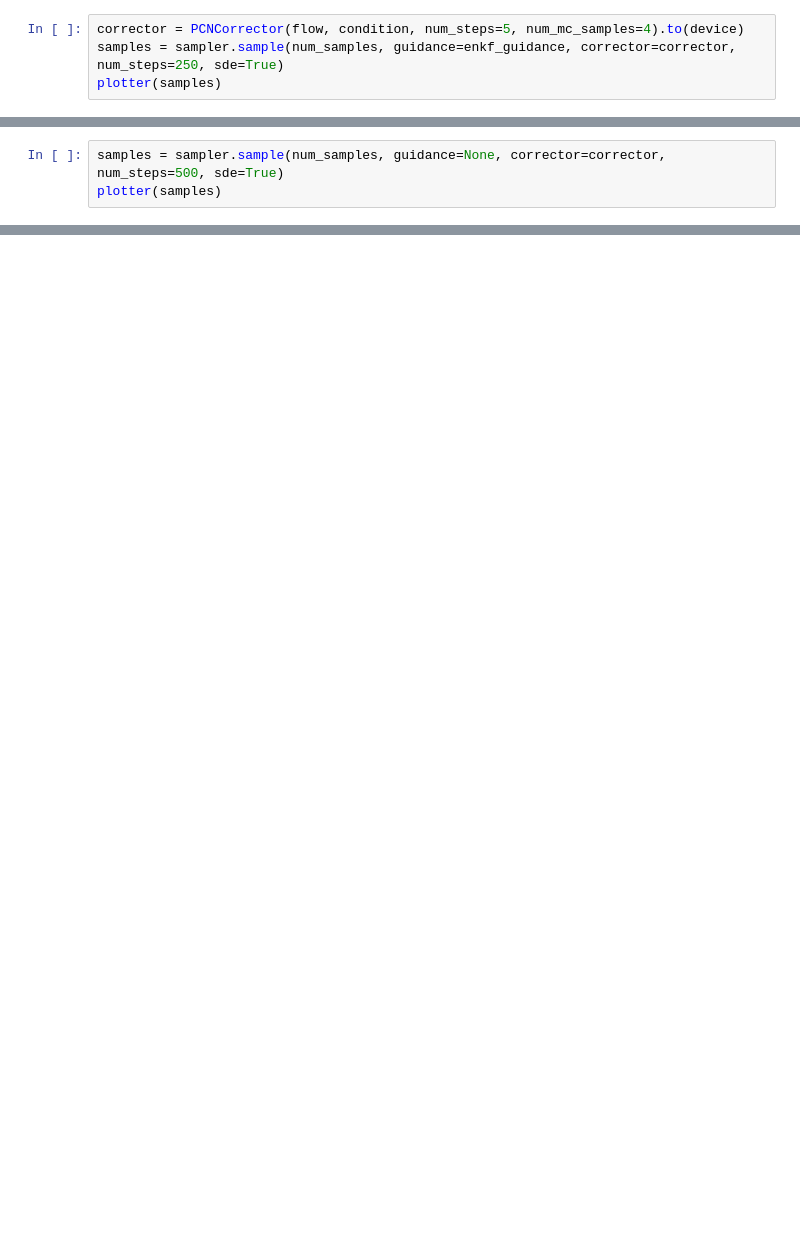
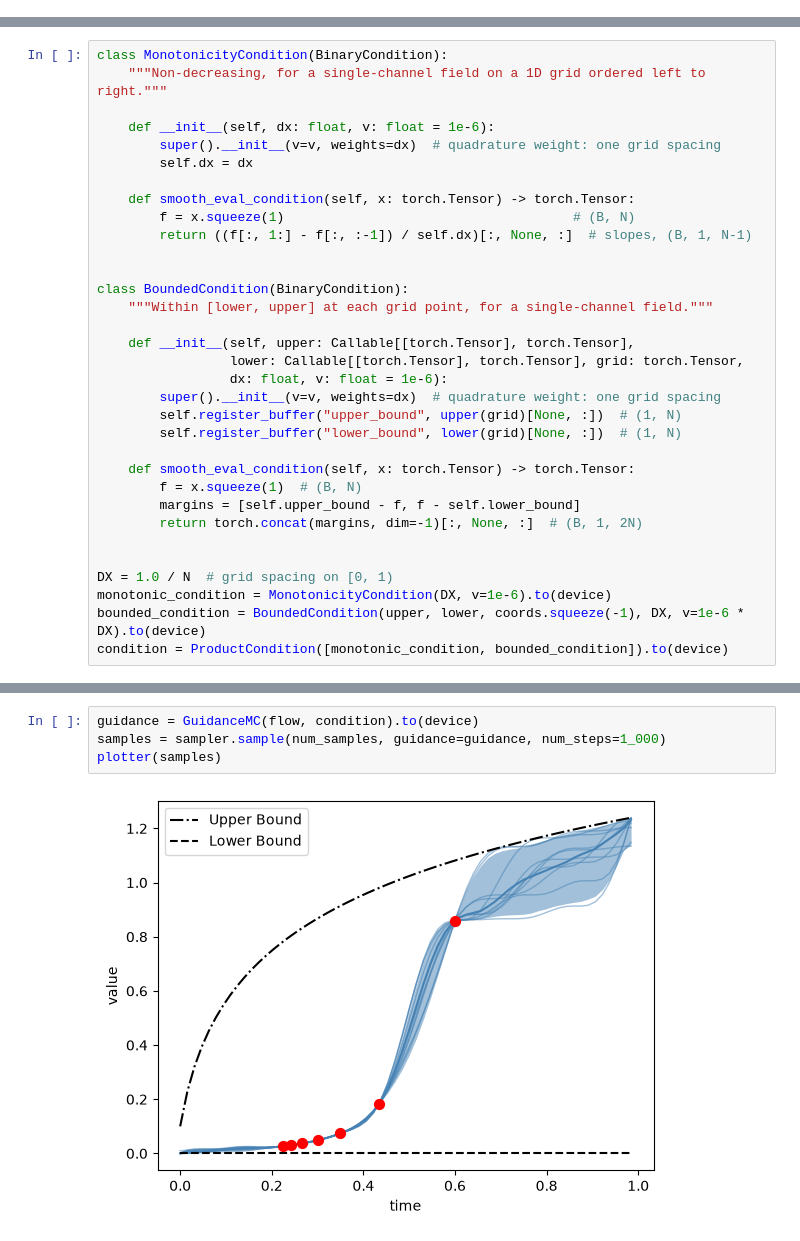
Before and after one commit to FlowInference/flow-inference, a Jupyter notebook: examples/gaussian_processes/Monotonic_gaussian_process.ipynb, the cells around one changed output, grey strips where cells are left out. Drawn from its saved outputs; the diff is of its cells as text; blank space fills up the shorter version.

```diff
--- a/examples/gaussian_processes/Monotonic_gaussian_process.ipynb
+++ b/examples/gaussian_processes/Monotonic_gaussian_process.ipynb
@@ -148,4 +29,0 @@ Interleaving preconditioned Crank–Nicolson Metropolis steps corrects the remai
-# %%
-corrector = PCNCorrector(flow, condition, num_steps=5, num_mc_samples=4).to(device)
-samples = sampler.sample(num_samples, guidance=enkf_guidance, corrector=corrector, num_steps=250, sde=True)
-plotter(samples)
@@ -156,3 +29,0 @@ With no guidance at all, the corrector does all the conditioning, using only `co
-# %%
-samples = sampler.sample(num_samples, guidance=None, corrector=corrector, num_steps=500, sde=True)
-plotter(samples)
@@ -158,0 +102,33 @@ plotter(samples)
+# %%
+class MonotonicityCondition(BinaryCondition):
+    """Non-decreasing, for a single-channel field on a 1D grid ordered left to right."""
+
+    def __init__(self, dx: float, v: float = 1e-6):
+        super().__init__(v=v, weights=dx)  # quadrature weight: one grid spacing
+        self.dx = dx
+
+    def smooth_eval_condition(self, x: torch.Tensor) -> torch.Tensor:
+        f = x.squeeze(1)                                     # (B, N)
+        return ((f[:, 1:] - f[:, :-1]) / self.dx)[:, None, :]  # slopes, (B, 1, N-1)
+
+
+class BoundedCondition(BinaryCondition):
+    """Within [lower, upper] at each grid point, for a single-channel field."""
+
+    def __init__(self, upper: Callable[[torch.Tensor], torch.Tensor],
+                 lower: Callable[[torch.Tensor], torch.Tensor], grid: torch.Tensor,
+                 dx: float, v: float = 1e-6):
+        super().__init__(v=v, weights=dx)  # quadrature weight: one grid spacing
+        self.register_buffer("upper_bound", upper(grid)[None, :])  # (1, N)
+        self.register_buffer("lower_bound", lower(grid)[None, :])  # (1, N)
+
+    def smooth_eval_condition(self, x: torch.Tensor) -> torch.Tensor:
+        f = x.squeeze(1)  # (B, N)
+        margins = [self.upper_bound - f, f - self.lower_bound]
+        return torch.concat(margins, dim=-1)[:, None, :]  # (B, 1, 2N)
+
+
+DX = 1.0 / N  # grid spacing on [0, 1)
+monotonic_condition = MonotonicityCondition(DX, v=1e-6).to(device)
+bounded_condition = BoundedCondition(upper, lower, coords.squeeze(-1), DX, v=1e-6 * DX).to(device)
+condition = ProductCondition([monotonic_condition, bounded_condition]).to(device)
@@ -158,0 +143,6 @@ plotter(samples)
+# %%
+guidance = GuidanceMC(flow, condition).to(device)
+samples = sampler.sample(num_samples, guidance=guidance, num_steps=1_000)
+plotter(samples)
+# %% [output]
+[figure, added]
```
Also changed, not shown: parts of 33 cells of this notebook, 51 other files.
